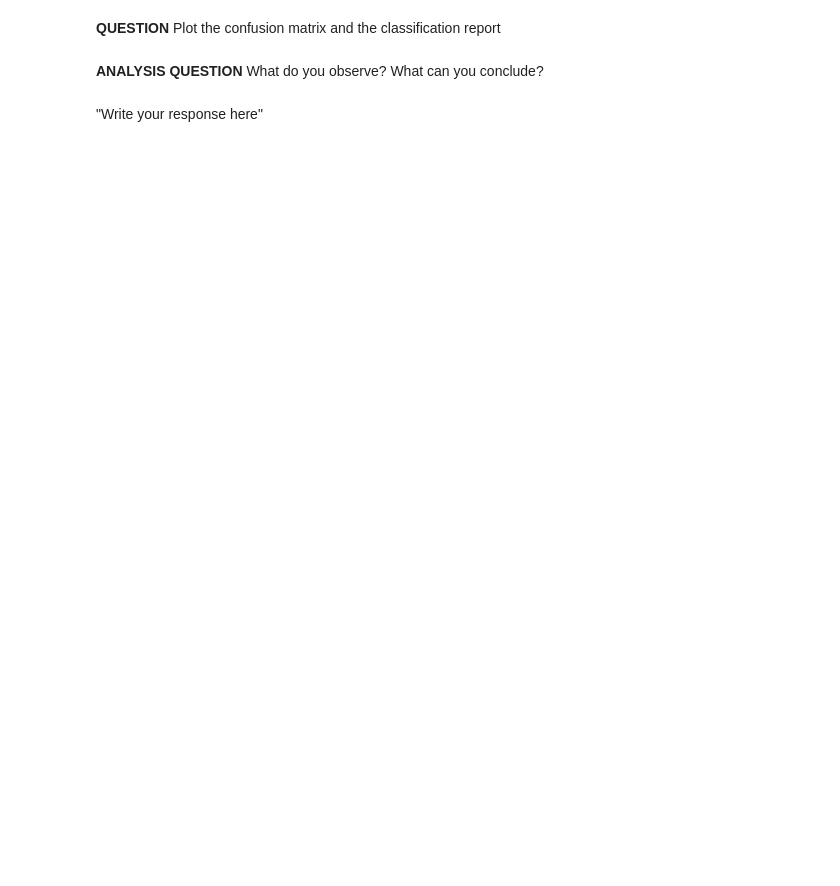
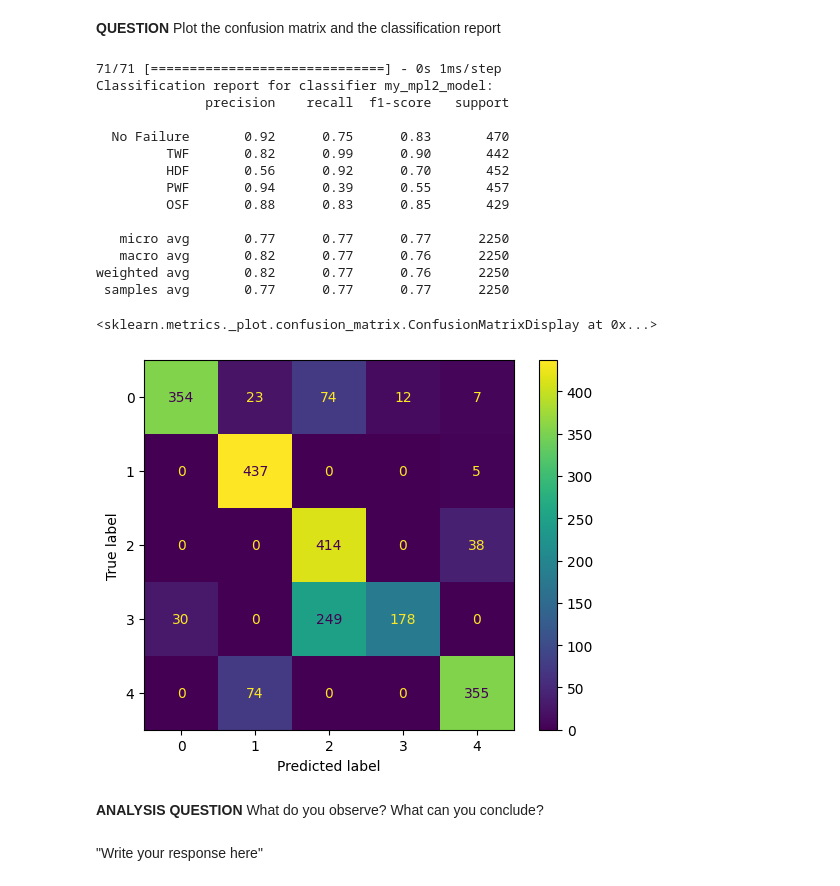
Before and after one commit to Kekossssss/Embedded-AI-ISMIN-2A---Lao-Guilloux-, a Jupyter notebook: TP_IA_EMBARQUEE.ipynb, the cells around one changed output. Cells and saved outputs as stored; diff of their text form; code cells hidden in the pictures; blank space fills up the shorter version.

```diff
--- a/TP_IA_EMBARQUEE.ipynb
+++ b/TP_IA_EMBARQUEE.ipynb
@@ -422,2 +520,25 @@ _Our model is_
 # %% [markdown]
 **QUESTION** Code below the algorithms allowing to train model
+# %%
+# (3) NOW, LET'S TRAIN ON MY DATA WITH THE "FIT" METHOD
+'''
+(1) Set the number of epochs
+(2) Set the size of the (mini)batch
+(3) Set the training dataset ==> here, X_train with Y_train
+(4) Set the validation dataset (X_val, Y_val)
+'''
+nb_epochs=60
+batch_size=200
+training_history = my_mpl2_model.fit(X_train,Y_train,
+                                    validation_data=(X_val, Y_val),
+                                    epochs=nb_epochs,
+                                    batch_size=batch_size)
+
+#COMPUTE THE ACCURACY ON THE TRAINING AND TEST SETS
+loss_train, acc_train = my_mpl2_model.evaluate(X_train, Y_train, batch_size=batch_size)
+loss_test, acc_test = my_mpl2_model.evaluate(X_test, Y_test, batch_size=batch_size)
+
+print("Performance on the TRAIN set, ACCURACY=",acc_train)
+print("Performance on the TEST set, ACCURACY=",acc_test)
+
+display_training_curves(training_history)
@@ -424,5 +565,40 @@ _Our model is_
 # %% [markdown]
 **QUESTION** Plot the confusion matrix and the classification report
+# %%
+Y_pred_temp = my_mpl2_model.predict(X_test)
+
+Y_pred = np.zeros_like(Y_pred_temp)
+Y_pred[np.arange(Y_pred_temp.shape[0]), np.argmax(Y_pred_temp, axis=1)] = 1
+
+
+Y_test_bin  = np.zeros_like(Y_test)
+Y_test_bin[np.arange(len(Y_test)), np.argmax(Y_test, axis=1)] = 1
+
+print(
+    f"Classification report for classifier my_mpl2_model:\n"
+    f"{classification_report(Y_test_bin, Y_pred, target_names=class_names)}\n"
+)
+
+cm = confusion_matrix(Y_test_bin.argmax(axis=1), Y_pred.argmax(axis=1))
+cm_display = ConfusionMatrixDisplay(confusion_matrix=cm)
+cm_display.plot()
+# %% [output]
+71/71 [==============================] - 0s 1ms/step
+Classification report for classifier my_mpl2_model:
+              precision    recall  f1-score   support
+
+  No Failure       0.92      0.75      0.83       470
+         TWF       0.82      0.99      0.90       442
+         HDF       0.56      0.92      0.70       452
+         PWF       0.94      0.39      0.55       457
+         OSF       0.88      0.83      0.85       429
+
+   micro avg       0.77      0.77      0.77      2250
+   macro avg       0.82      0.77      0.76      2250
+weighted avg       0.82      0.77      0.76      2250
+ samples avg       0.77      0.77      0.77      2250
+<sklearn.metrics._plot.confusion_matrix.ConfusionMatrixDisplay at 0x...>
+[figure, added]
 # %% [markdown]
 **ANALYSIS QUESTION** What do you observe? What can you conclude?
 # %% [markdown]
```
Also changed, not shown: parts of 10 cells of this notebook.
